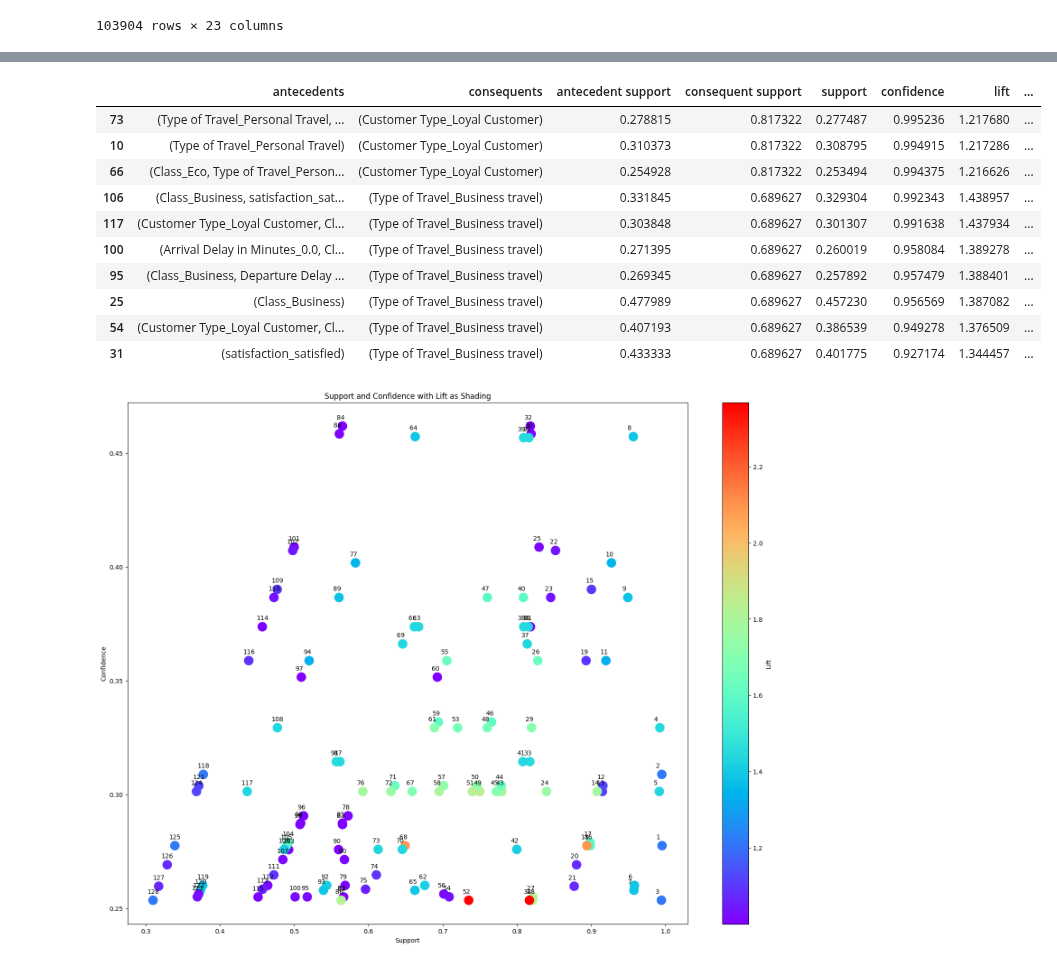
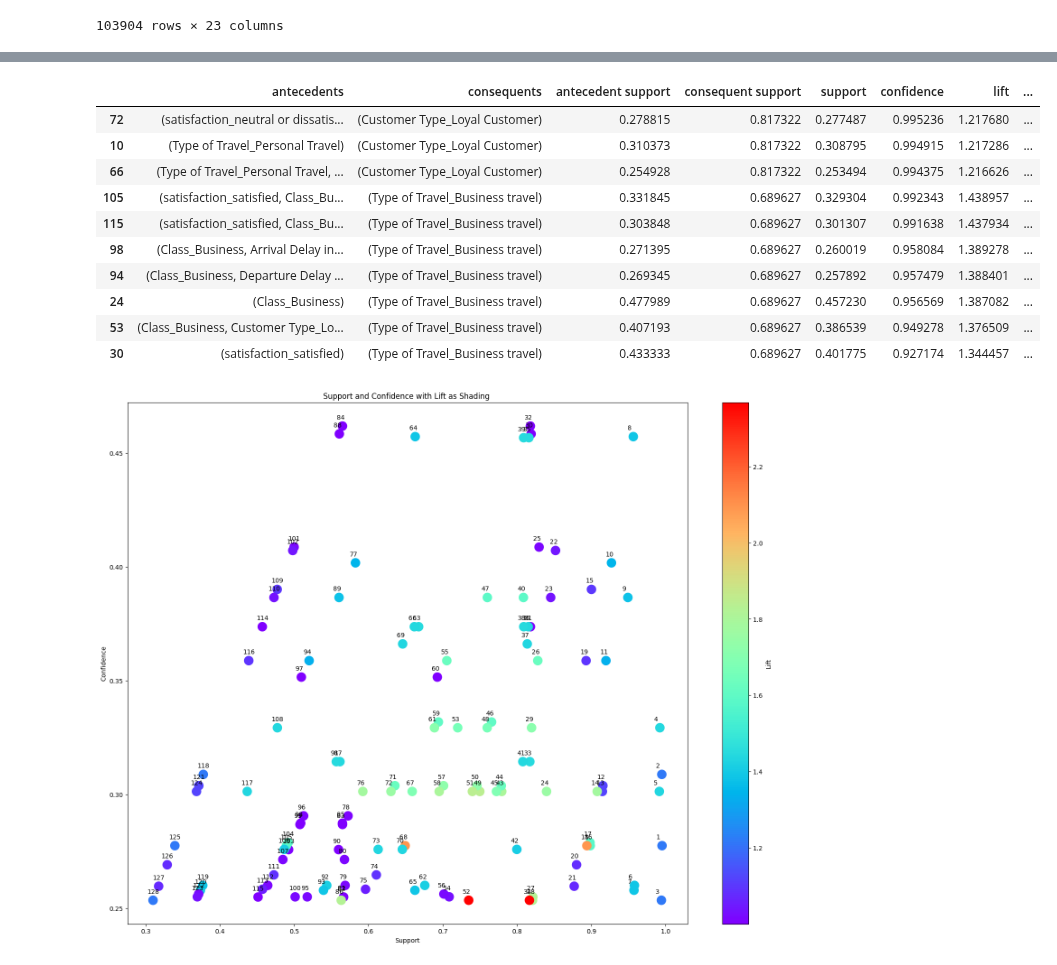
Before and after one commit to norhanreda/Air-line-passenger-satisfaction, a Jupyter notebook: models/aprori.ipynb, the cells around one changed output, grey strips where cells are left out. Drawn from its saved outputs; the diff is of its cells as text; code cells hidden in the pictures.

```diff
--- a/models/aprori.ipynb
+++ b/models/aprori.ipynb
@@ -9,13 +9,13 @@ from mlxtend.frequent= patterns import apriori , association= rules
 from sklearn.preprocessing import LabelEncoder
 # %%
-train =  pd.read= csv( ../train.csv )
-test =  pd.read= csv( ../test.csv )
+train =  pd.read_csv('../train.csv')
+test =  pd.read_csv('../test.csv')
 
-print( Train data shape: , train.shape)
-print( Test data shape: , test.shape)
+print('Train data shape:' , train.shape)
+print('Test data shape:' , test.shape)
 
-train.drop(columns=[ Unnamed: 0 , id ],inplace = True)
-test.drop(columns=[ Unnamed: 0 , id ],inplace = True)
+train.drop(columns=['Unnamed: 0','id'],inplace = True)
+test.drop(columns=['Unnamed: 0','id'],inplace = True)
 # X = train.drop( satisfaction , axis=1)
 X = train
 train
@@ -41,11 +41,11 @@ for i in X.columns:
 
 # change the categorical data to one hot encoded different columns
 # as the apriori algorithm takes only numerical data
-train= encoded = pd.get= dummies(X)
+train_encoded = pd.get_dummies(X)
 
-frequent= itemsets = apriori(train= encoded, min= support=0.25, use= colnames=True)
+frequent_itemsets = apriori(train_encoded, min_support=0.25, use_colnames=True)
 
-frequent= itemsets
+frequent_itemsets
 # %% [output]
 |  | support | itemsets |
 | 0 | 0.507459 | (Gender_Female) |
@@ -79,0 +63,3 @@ rules= df
+# %%
+rules_df = association_rules(frequent_itemsets, metric= 'lift' , min_threshold=1)
+rules_df
@@ -80,16 +80,16 @@ rules= df
 # %%
-rules= df = rules= df.sort= values([ confidence ,  lift ], ascending =[False, False])
-rules= df[0:10]
+rules_df = rules_df.sort_values([ 'confidence' ,  'lift'], ascending =[False, False])
+rules_df[0:10]
 # %% [output]
 |  | antecedents | consequents | antecedent support | consequent support | support | confidence | lift | ... |
-| 73 | (Type of Travel_Personal Travel, ... | (Customer Type_Loyal Customer) | 0.278815 | 0.817322 | 0.277487 | 0.995236 | 1.217680 | ... |
+| 72 | (satisfaction_neutral or dissatis... | (Customer Type_Loyal Customer) | 0.278815 | 0.817322 | 0.277487 | 0.995236 | 1.217680 | ... |
 | 10 | (Type of Travel_Personal Travel) | (Customer Type_Loyal Customer) | 0.310373 | 0.817322 | 0.308795 | 0.994915 | 1.217286 | ... |
-| 66 | (Class_Eco, Type of Travel_Person... | (Customer Type_Loyal Customer) | 0.254928 | 0.817322 | 0.253494 | 0.994375 | 1.216626 | ... |
-| 106 | (Class_Business, satisfaction_sat... | (Type of Travel_Business travel) | 0.331845 | 0.689627 | 0.329304 | 0.992343 | 1.438957 | ... |
-| 117 | (Customer Type_Loyal Customer, Cl... | (Type of Travel_Business travel) | 0.303848 | 0.689627 | 0.301307 | 0.991638 | 1.437934 | ... |
-| 100 | (Arrival Delay in Minutes_0.0, Cl... | (Type of Travel_Business travel) | 0.271395 | 0.689627 | 0.260019 | 0.958084 | 1.389278 | ... |
-| 95 | (Class_Business, Departure Delay ... | (Type of Travel_Business travel) | 0.269345 | 0.689627 | 0.257892 | 0.957479 | 1.388401 | ... |
-| 25 | (Class_Business) | (Type of Travel_Business travel) | 0.477989 | 0.689627 | 0.457230 | 0.956569 | 1.387082 | ... |
-| 54 | (Customer Type_Loyal Customer, Cl... | (Type of Travel_Business travel) | 0.407193 | 0.689627 | 0.386539 | 0.949278 | 1.376509 | ... |
-| 31 | (satisfaction_satisfied) | (Type of Travel_Business travel) | 0.433333 | 0.689627 | 0.401775 | 0.927174 | 1.344457 | ... |
+| 66 | (Type of Travel_Personal Travel, ... | (Customer Type_Loyal Customer) | 0.254928 | 0.817322 | 0.253494 | 0.994375 | 1.216626 | ... |
+| 105 | (satisfaction_satisfied, Class_Bu... | (Type of Travel_Business travel) | 0.331845 | 0.689627 | 0.329304 | 0.992343 | 1.438957 | ... |
+| 115 | (satisfaction_satisfied, Class_Bu... | (Type of Travel_Business travel) | 0.303848 | 0.689627 | 0.301307 | 0.991638 | 1.437934 | ... |
+| 98 | (Class_Business, Arrival Delay in... | (Type of Travel_Business travel) | 0.271395 | 0.689627 | 0.260019 | 0.958084 | 1.389278 | ... |
+| 94 | (Class_Business, Departure Delay ... | (Type of Travel_Business travel) | 0.269345 | 0.689627 | 0.257892 | 0.957479 | 1.388401 | ... |
+| 24 | (Class_Business) | (Type of Travel_Business travel) | 0.477989 | 0.689627 | 0.457230 | 0.956569 | 1.387082 | ... |
+| 53 | (Class_Business, Customer Type_Lo... | (Type of Travel_Business travel) | 0.407193 | 0.689627 | 0.386539 | 0.949278 | 1.376509 | ... |
+| 30 | (satisfaction_satisfied) | (Type of Travel_Business travel) | 0.433333 | 0.689627 | 0.401775 | 0.927174 | 1.344457 | ... |
 # %%
```
Also changed, not shown: parts of 9 cells of this notebook.
